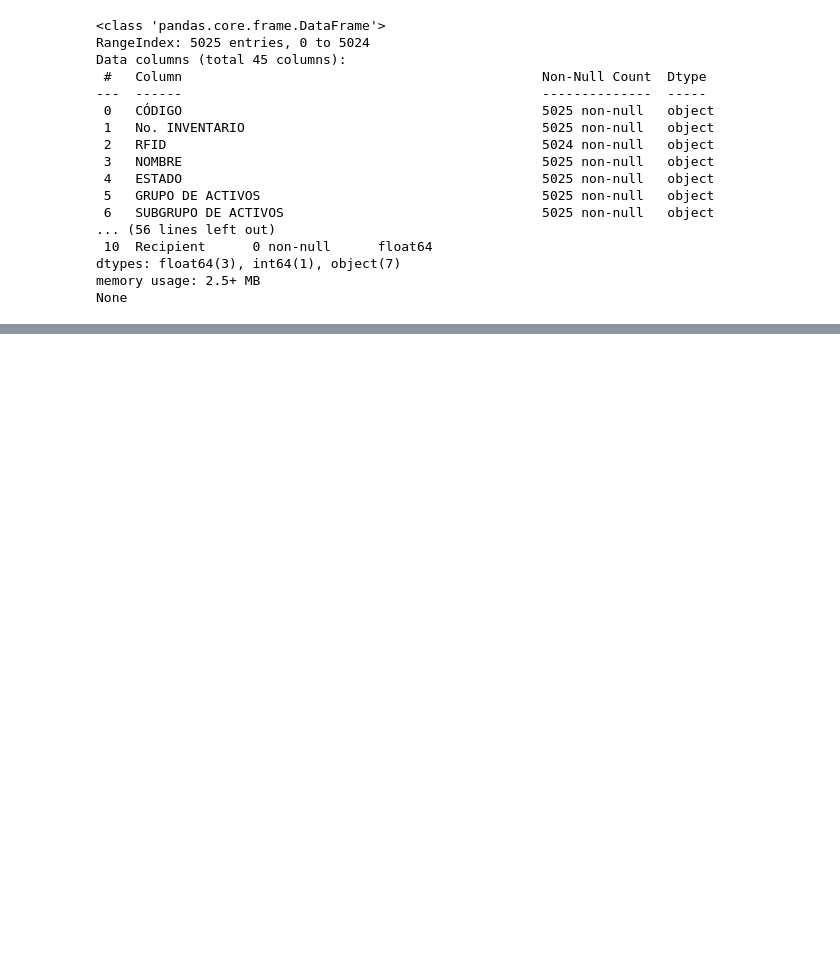
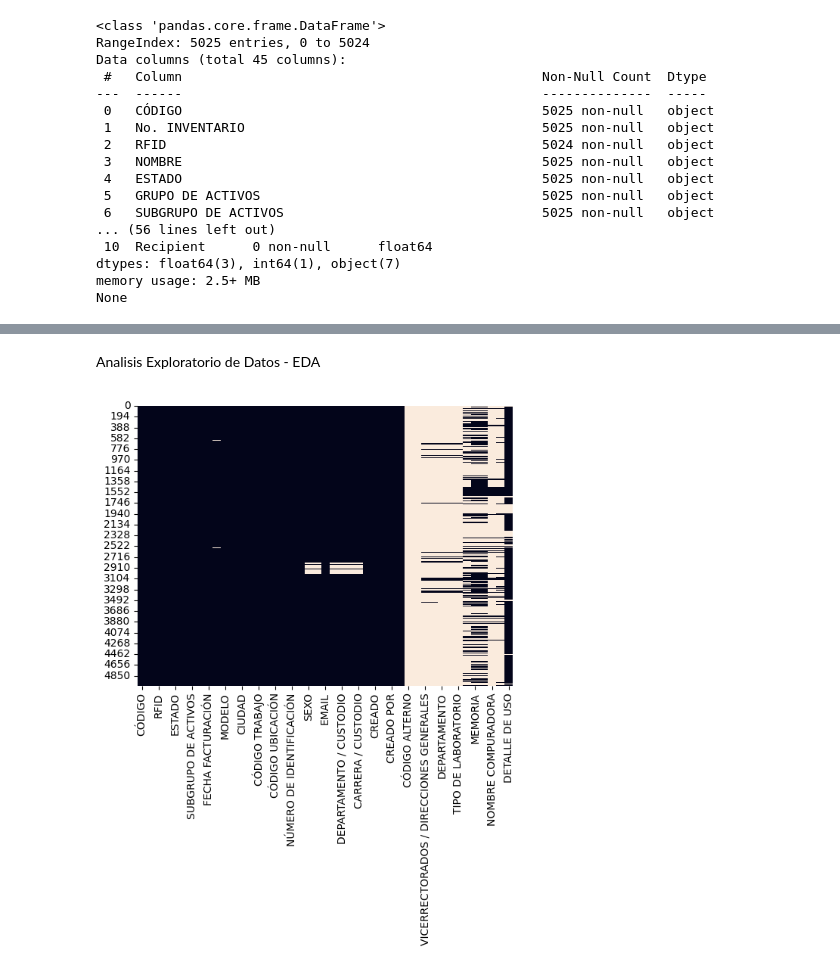
Before and after one commit to mpjuarez/introduccion-IA, a Jupyter notebook: TT_IA.ipynb, the cells around one changed output, grey strips where cells are left out. Cells and saved outputs as stored; diff of their text form; code cells hidden in the pictures; blank space fills up the shorter version.

```diff
--- a/TT_IA.ipynb
+++ b/TT_IA.ipynb
@@ -103,0 +140,8 @@ None
+# %% [markdown]
+Analisis Exploratorio de Datos - EDA
+# %%
+# Dataset Activos MST
+sns.heatmap(Activos_MST.isnull(), cbar=False)
+plt.show()
+# %% [output]
+[figure, added]
```
Also changed, not shown: parts of 4 cells of this notebook.
